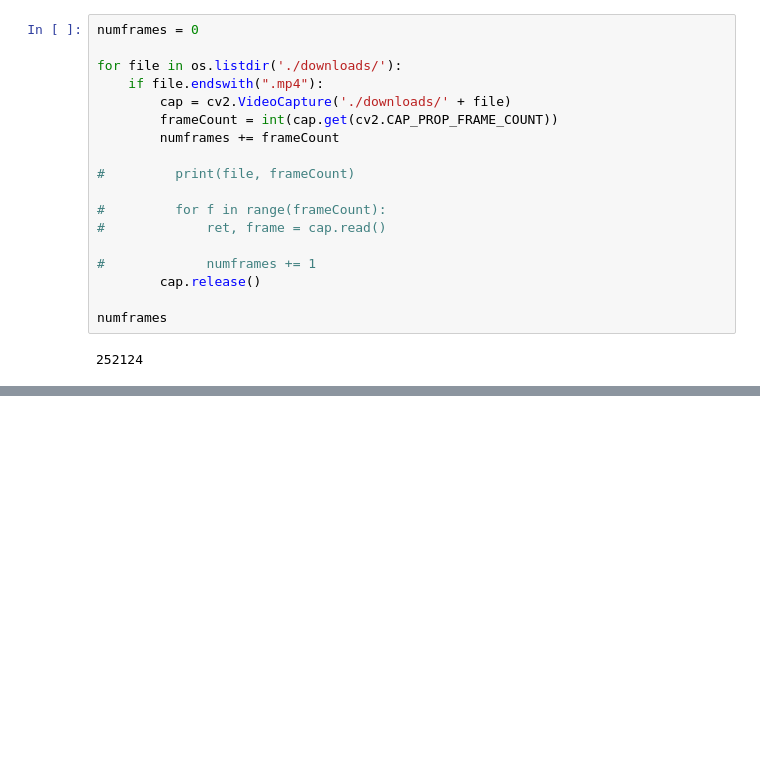
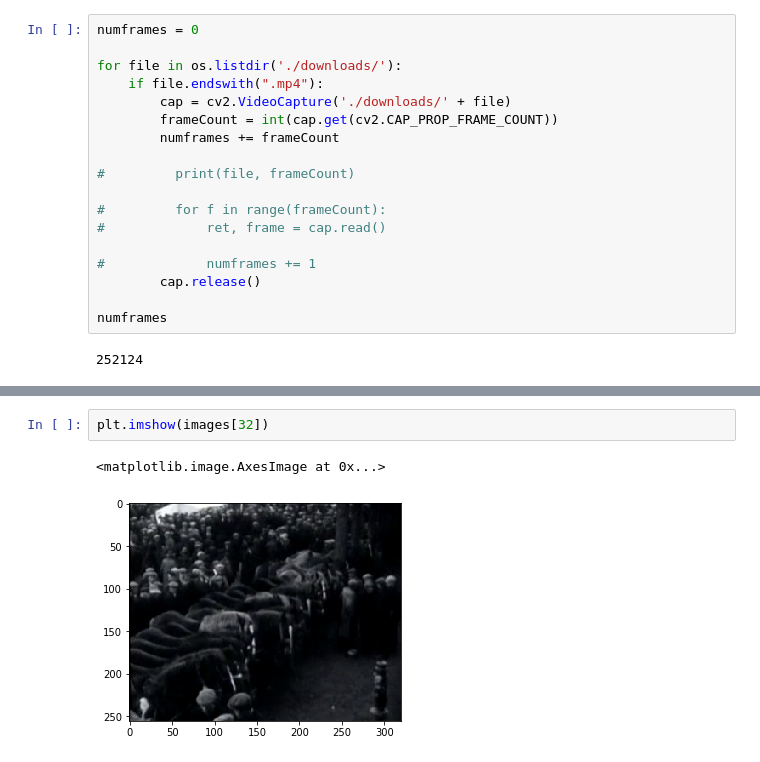
Before and after one commit to pbloem/score, a Jupyter notebook: Test data.ipynb, the cells around one changed output, grey strips where cells are left out. Drawn from its saved outputs; the diff is of its cells as text; blank space fills up the shorter version.

```diff
--- a/Test data.ipynb
+++ b/Test data.ipynb
@@ -76,0 +107,5 @@ numframes
+# %%
+plt.imshow(images[32])
+# %% [output]
+<matplotlib.image.AxesImage at 0x...>
+[figure, added]
```
Also changed, not shown: parts of 7 cells of this notebook, 3 other files.
